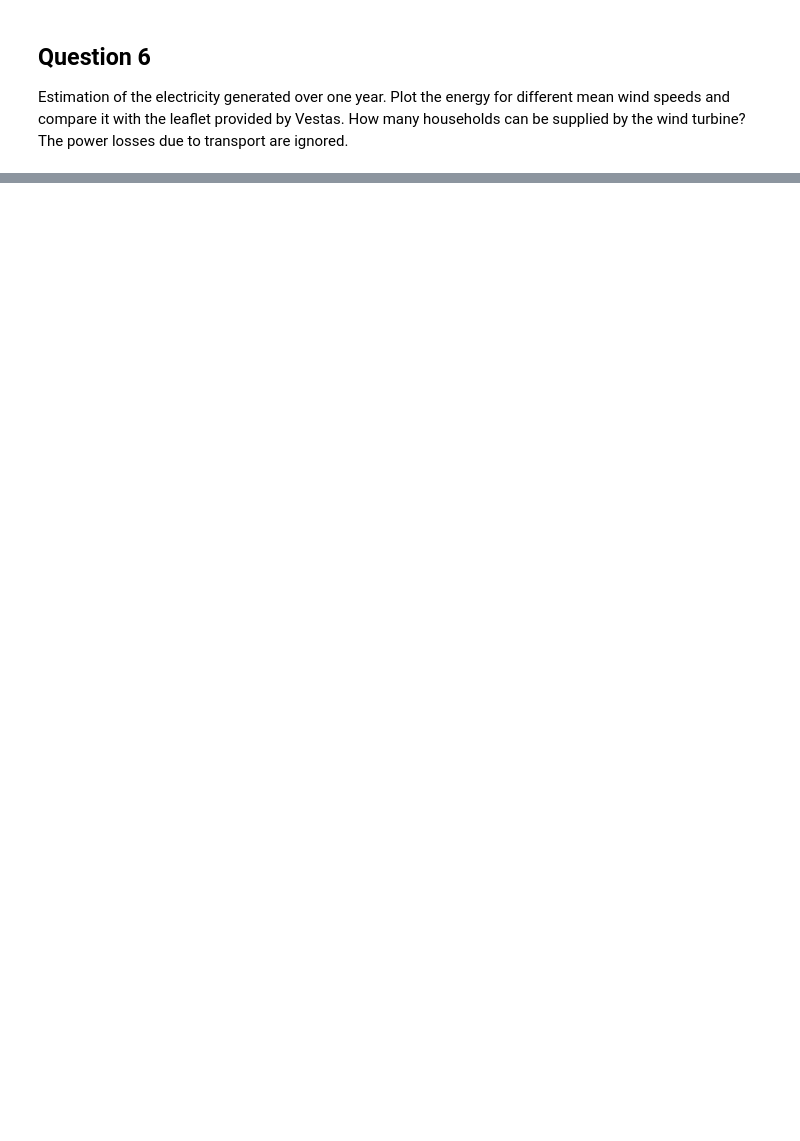
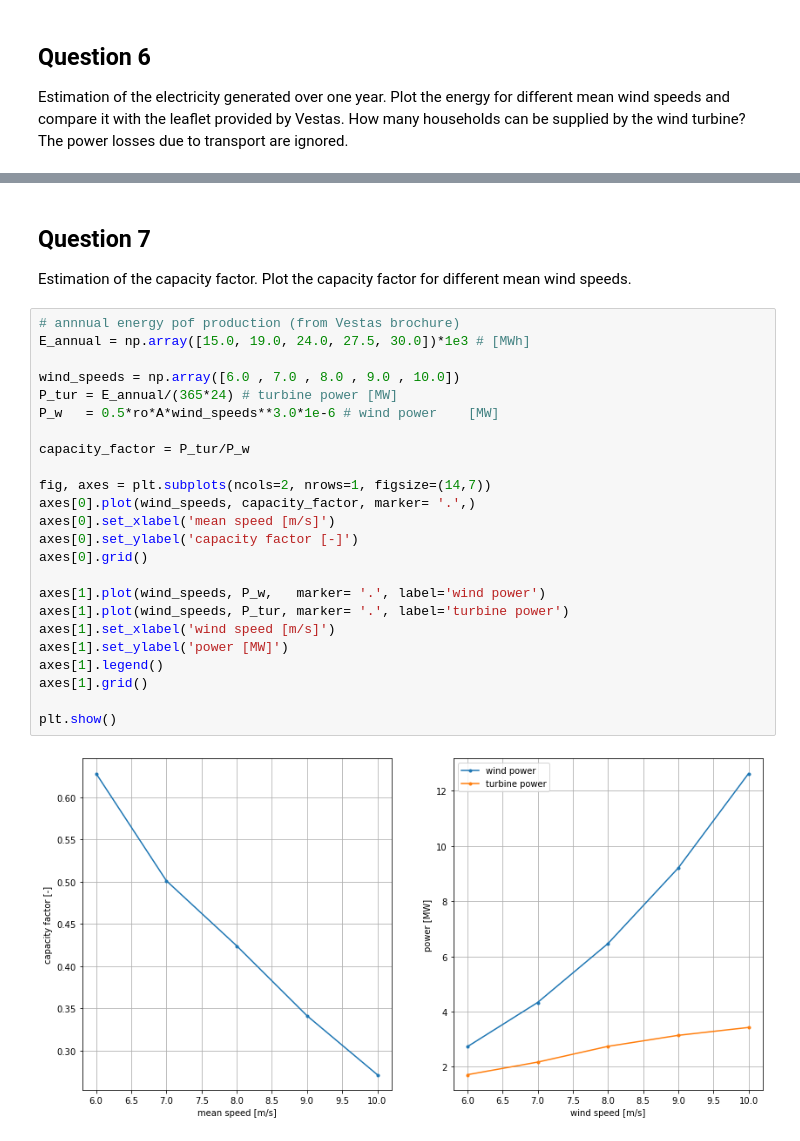
Before and after one commit to FelipeGiro/lectures, a Jupyter notebook: OffshoreWindStructures/Lecture01.ipynb, the cells around one changed output, grey strips where cells are left out. Cells and saved outputs as stored; diff of their text form; blank space fills up the shorter version.

```diff
--- a/OffshoreWindStructures/Lecture01.ipynb
+++ b/OffshoreWindStructures/Lecture01.ipynb
@@ -112,0 +112,29 @@ Houses supplied: 7684
+# %% [markdown]
+## Question 7
+Estimation of the capacity factor. Plot the capacity factor for different mean wind speeds.
+# %%
+# annnual energy pof production (from Vestas brochure)
+E_annual = np.array([15.0, 19.0, 24.0, 27.5, 30.0])*1e3 # [MWh]
+
+wind_speeds = np.array([6.0 , 7.0 , 8.0 , 9.0 , 10.0])
+P_tur = E_annual/(365*24) # turbine power [MW]
+P_w   = 0.5*ro*A*wind_speeds**3.0*1e-6 # wind power    [MW]
+
+capacity_factor = P_tur/P_w
+
+fig, axes = plt.subplots(ncols=2, nrows=1, figsize=(14,7))
+axes[0].plot(wind_speeds, capacity_factor, marker= '.',)
+axes[0].set_xlabel('mean speed [m/s]')
+axes[0].set_ylabel('capacity factor [-]')
+axes[0].grid()
+
+axes[1].plot(wind_speeds, P_w,   marker= '.', label='wind power')
+axes[1].plot(wind_speeds, P_tur, marker= '.', label='turbine power')
+axes[1].set_xlabel('wind speed [m/s]')
+axes[1].set_ylabel('power [MW]')
+axes[1].legend()
+axes[1].grid()
+
+plt.show()
+# %% [output]
+[figure, added]
```
Also changed, not shown: parts of 4 cells of this notebook.
